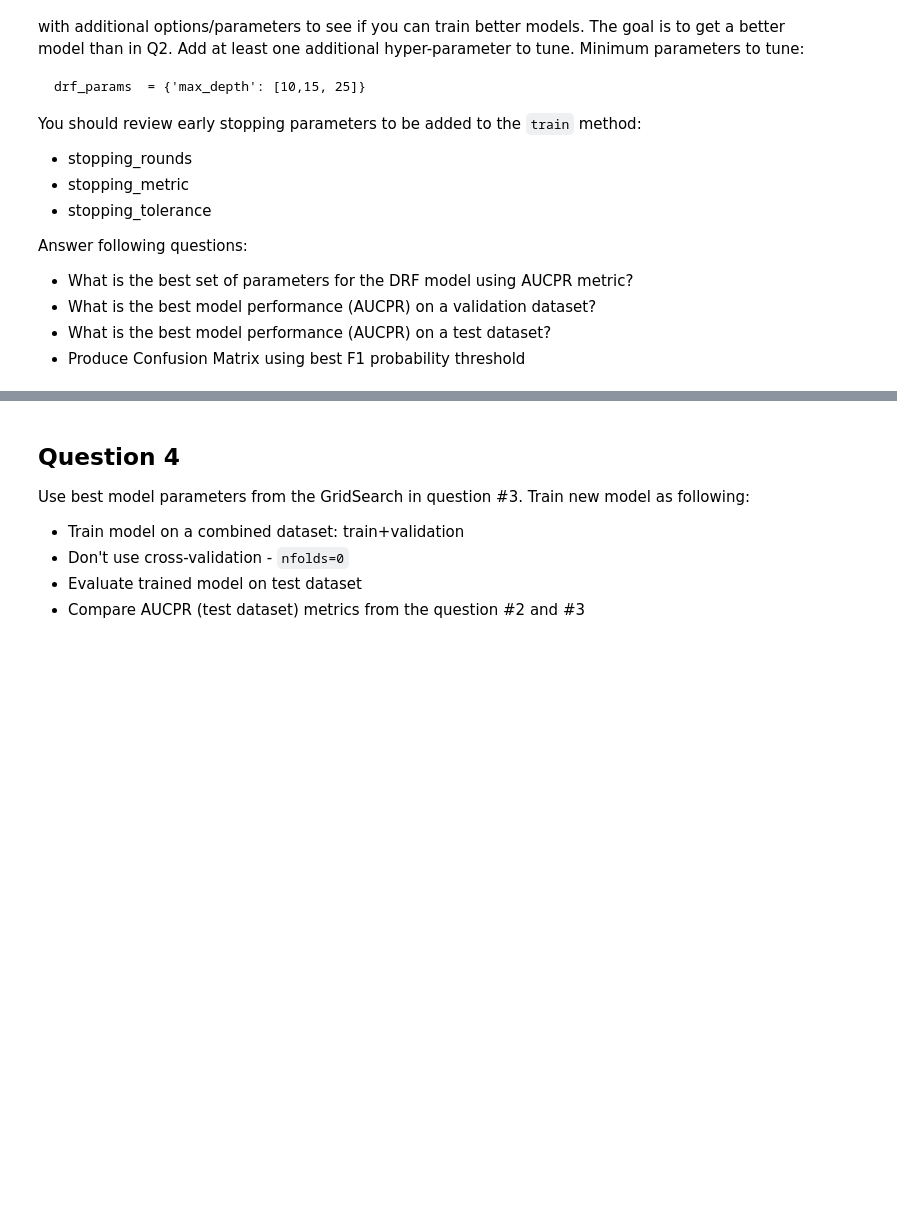
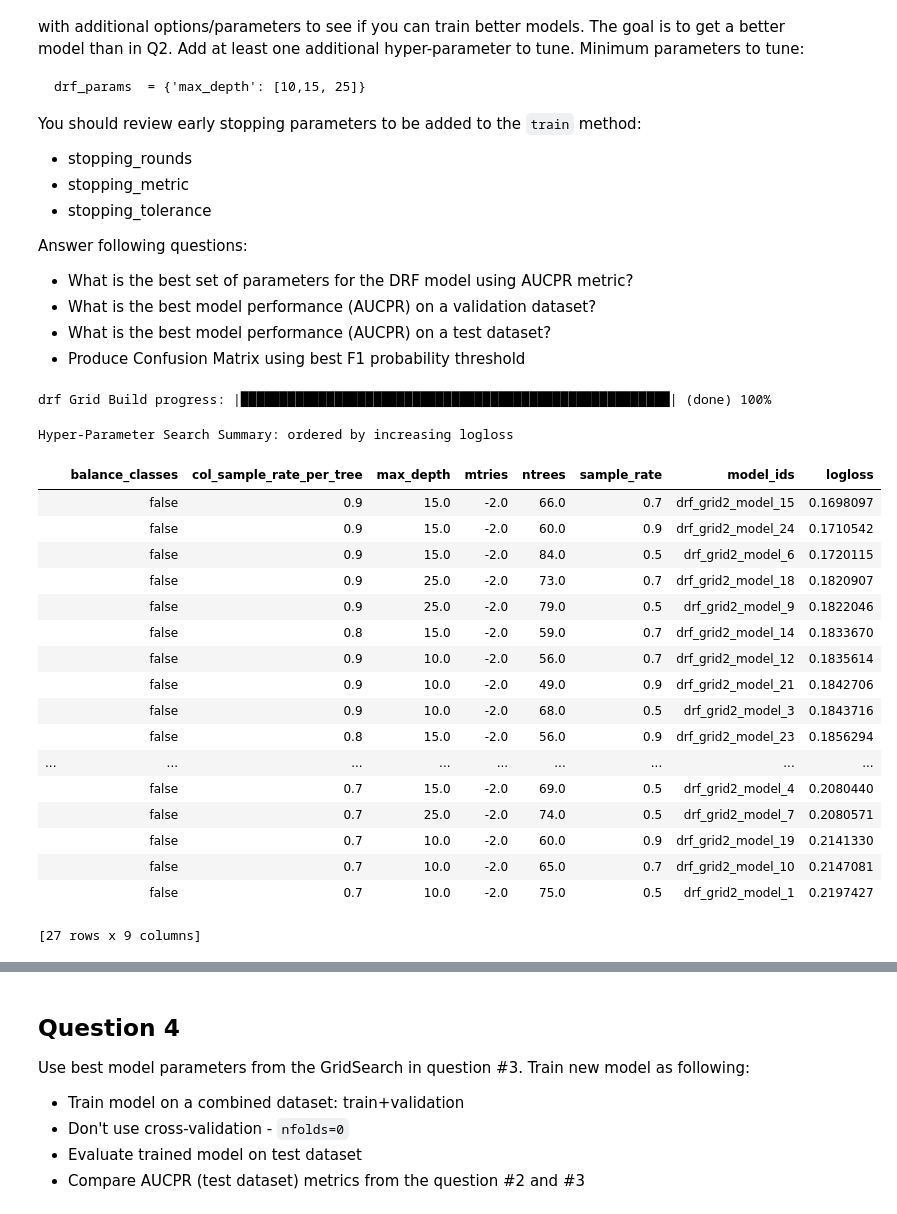
Before and after one commit to revanthmadasu/machine-learning, a Jupyter notebook: Lab_6_Template(1)_2.ipynb, the cells around one changed output, grey strips where cells are left out. Drawn from its saved outputs; the diff is of its cells as text; code cells hidden in the pictures; blank space fills up the shorter version.

```diff
--- a/Lab_6_Template(1)_2.ipynb
+++ b/Lab_6_Template(1)_2.ipynb
@@ -373,3 +454,45 @@ Answer following questions:
 - What is the best model performance (AUCPR) on a validation dataset?
 - What is the best model performance (AUCPR) on a test dataset?
 - Produce Confusion Matrix using best F1 probability threshold
+# %%
+# DRF hyperparameters
+from h2o.grid.grid_search import H2OGridSearch
+
+# DRF hyperparameters
+drf_params3  = {'ntrees': [1000],
+                'sample_rate': [0.5, 0.7, 0.9],
+                'col_sample_rate_per_tree': [0.7, 0.8, 0.9],
+                'mtries': [-2],
+                'balance_classes': [False],
+                'max_depth': [10,15, 25]}
+# Train and validate a cartesian grid of DRFs
+drf_base = H2ORandomForestEstimator(seed=1234, nfolds=5, stopping_rounds=3, stopping_metric="AUCPR")
+drf_grid3  = H2OGridSearch(model=drf_base,
+                          grid_id='drf_grid2',
+                          hyper_params=drf_params3)
+drf_grid3.train(x=predictors,
+               y=response_col,
+               training_frame=train,
+               validation_frame=valid,
+               seed=123)
+# %% [output]
+drf Grid Build progress: |███████████████████████████████████████████████████████| (done) 100%
+Hyper-Parameter Search Summary: ordered by increasing logloss
+|  | balance_classes | col_sample_rate_per_tree | max_depth | mtries | ntrees | sample_rate | model_ids | logloss |
+|  | false | 0.9 | 15.0 | -2.0 | 66.0 | 0.7 | drf_grid2_model_15 | 0.1698097 |
+|  | false | 0.9 | 15.0 | -2.0 | 60.0 | 0.9 | drf_grid2_model_24 | 0.1710542 |
+|  | false | 0.9 | 15.0 | -2.0 | 84.0 | 0.5 | drf_grid2_model_6 | 0.1720115 |
+|  | false | 0.9 | 25.0 | -2.0 | 73.0 | 0.7 | drf_grid2_model_18 | 0.1820907 |
+|  | false | 0.9 | 25.0 | -2.0 | 79.0 | 0.5 | drf_grid2_model_9 | 0.1822046 |
+|  | false | 0.8 | 15.0 | -2.0 | 59.0 | 0.7 | drf_grid2_model_14 | 0.1833670 |
+|  | false | 0.9 | 10.0 | -2.0 | 56.0 | 0.7 | drf_grid2_model_12 | 0.1835614 |
+|  | false | 0.9 | 10.0 | -2.0 | 49.0 | 0.9 | drf_grid2_model_21 | 0.1842706 |
+|  | false | 0.9 | 10.0 | -2.0 | 68.0 | 0.5 | drf_grid2_model_3 | 0.1843716 |
+|  | false | 0.8 | 15.0 | -2.0 | 56.0 | 0.9 | drf_grid2_model_23 | 0.1856294 |
+| ... | ... | ... | ... | ... | ... | ... | ... | ... |
+|  | false | 0.7 | 15.0 | -2.0 | 69.0 | 0.5 | drf_grid2_model_4 | 0.2080440 |
+|  | false | 0.7 | 25.0 | -2.0 | 74.0 | 0.5 | drf_grid2_model_7 | 0.2080571 |
+|  | false | 0.7 | 10.0 | -2.0 | 60.0 | 0.9 | drf_grid2_model_19 | 0.2141330 |
+|  | false | 0.7 | 10.0 | -2.0 | 65.0 | 0.7 | drf_grid2_model_10 | 0.2147081 |
+|  | false | 0.7 | 10.0 | -2.0 | 75.0 | 0.5 | drf_grid2_model_1 | 0.2197427 |
+[27 rows x 9 columns]
```
Also changed, not shown: parts of 36 cells of this notebook.
